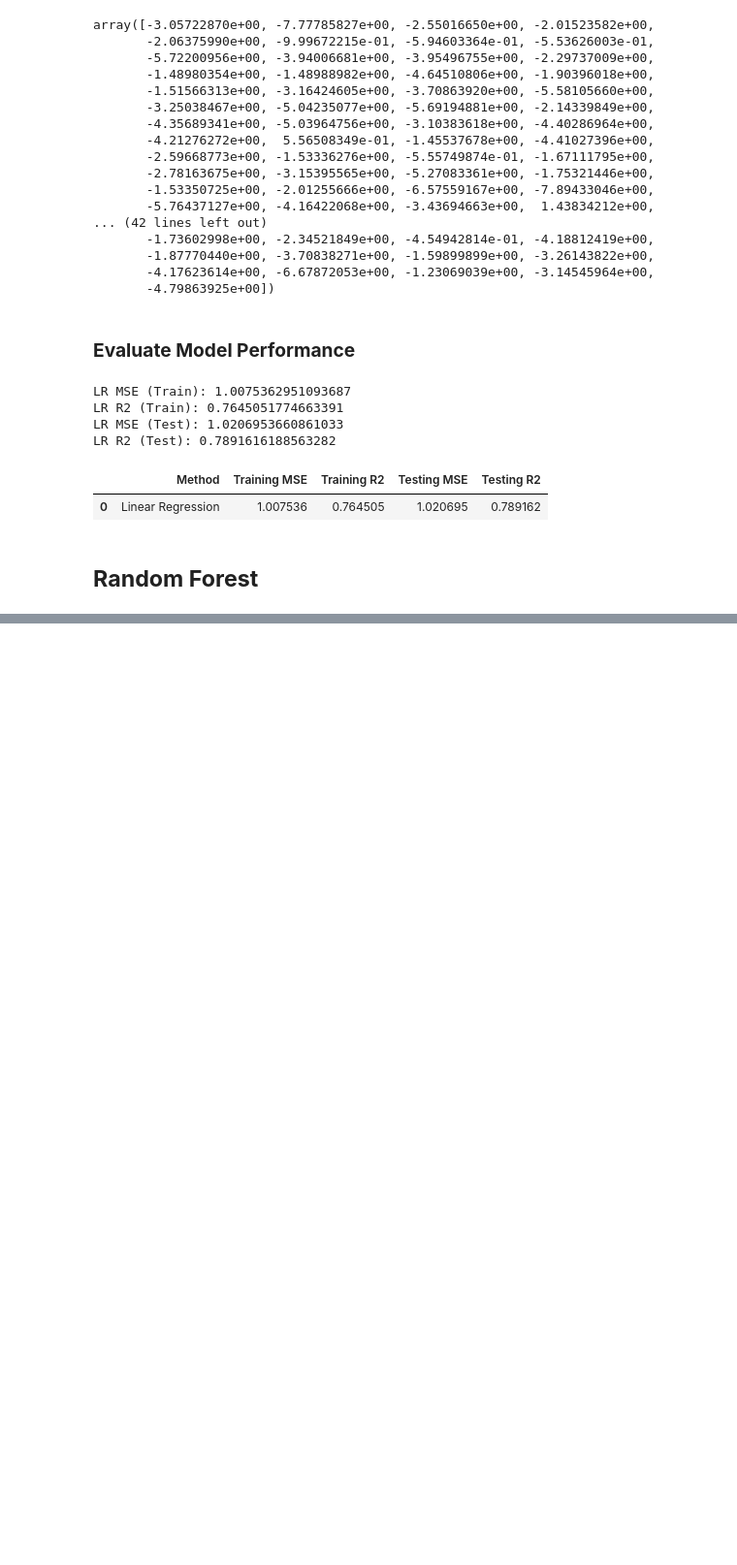
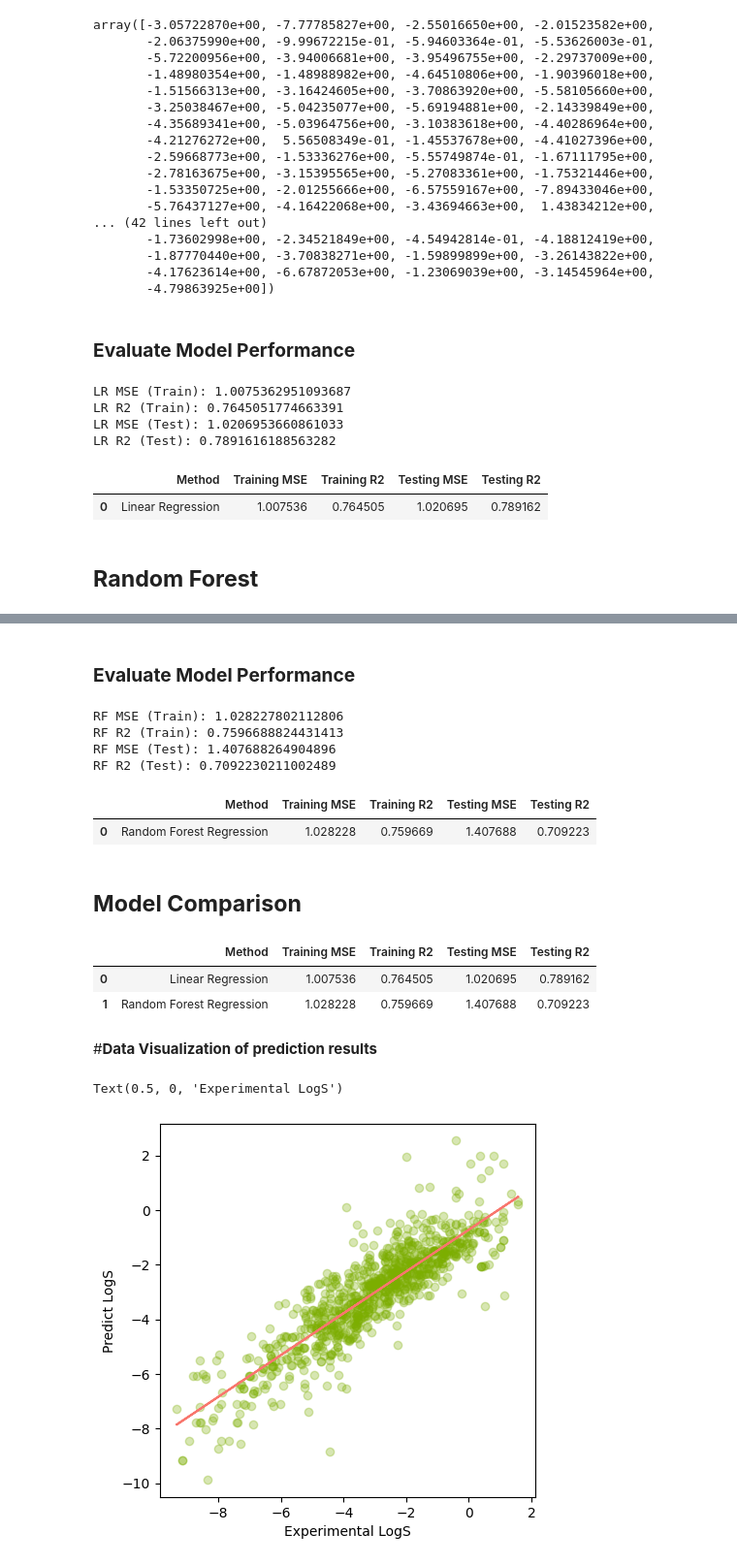
Before and after one commit to Deegii0629/Machine-Learning, a Jupyter notebook: first_project.ipynb, the cells around one changed output, grey strips where cells are left out. Shown at 97% size. Saved outputs shown, nothing was run; the diff lists cells and outputs as text; code cells hidden in the pictures; blank space fills up the shorter version.

```diff
--- a/first_project.ipynb
+++ b/first_project.ipynb
@@ -203,0 +206,10 @@ lr_results
+# %%
+# There are two ways to make a model: A regressor or a classifier
+# Regressor takes in a quantitative Y value (Numbers)
+# Classifier takes in a categorical Y value (Labels)
+# There is also a RandomForestClassifier library for categorical data
+from sklearn.ensemble import RandomForestRegressor
+
+#Random forest variable
+rf = RandomForestRegressor(max_depth = 2, random_state = 100)
+rf.fit(X_train, y_train)
@@ -203,0 +243,2 @@ lr_results
+# %% [markdown]
+### **Evaluate Model Performance**
@@ -203,0 +253,45 @@ lr_results
+# %%
+print('RF MSE (Train):', rf_train_mse)
+print('RF R2 (Train):', rf_train_r2)
+print('RF MSE (Test):', rf_test_mse)
+print('RF R2 (Test):', rf_test_r2)
+# %% [output]
+RF MSE (Train): 1.028227802112806
+RF R2 (Train): 0.7596688824431413
+RF MSE (Test): 1.407688264904896
+RF R2 (Test): 0.7092230211002489
+# %%
+rf_results = pd.DataFrame(['Random Forest Regression', rf_train_mse, rf_train_r2, rf_test_mse, rf_test_r2]).transpose()
+rf_results.columns = ['Method', 'Training MSE', 'Training R2', 'Testing MSE', 'Testing R2']
+rf_results
+# %% [output]
+|  | Method | Training MSE | Training R2 | Testing MSE | Testing R2 |
+| 0 | Random Forest Regression | 1.028228 | 0.759669 | 1.407688 | 0.709223 |
+# %% [markdown]
+## **Model Comparison**
+# %%
+df_models = pd.concat([lr_results, rf_results], axis = 0).reset_index(drop=True)
+df_models
+# %% [output]
+|  | Method | Training MSE | Training R2 | Testing MSE | Testing R2 |
+| 0 | Linear Regression | 1.007536 | 0.764505 | 1.020695 | 0.789162 |
+| 1 | Random Forest Regression | 1.028228 | 0.759669 | 1.407688 | 0.709223 |
+# %% [markdown]
+#**Data Visualization of prediction results**
+# %%
+import matplotlib.pyplot as plt
+import numpy as np
+
+plt.figure(figsize = (5,5))
+plt.scatter(x = y_train, y= y_lr_train_pred, c="#7CAE00", alpha = 0.3)
+
+z = np.polyfit(y_train, y_lr_train_pred, 1)
+p = np.poly1d(z)
+
+
+plt.plot(y_train, p(y_train), '#F8766D')
+plt.ylabel('Predict LogS')
+plt.xlabel('Experimental LogS')
+# %% [output]
+Text(0.5, 0, 'Experimental LogS')
+[figure, added]
```
Also changed, not shown: parts of 7 cells of this notebook.
